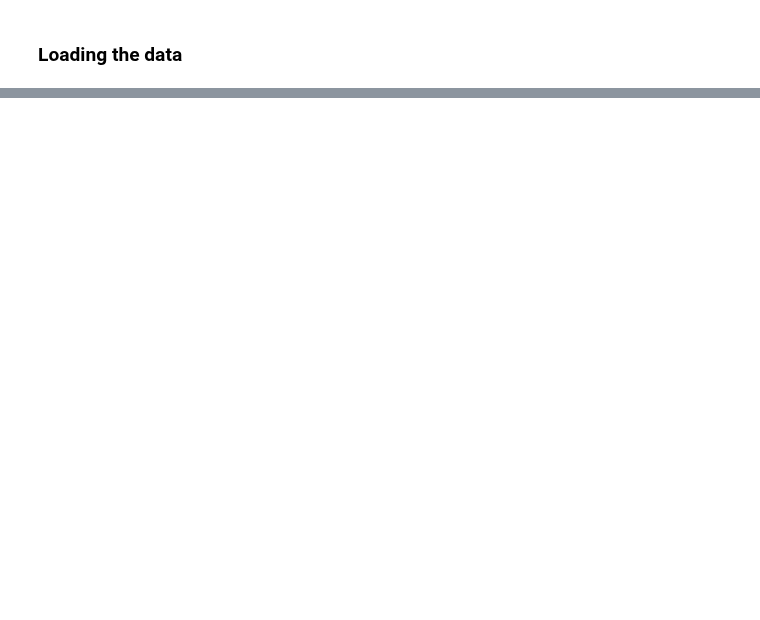
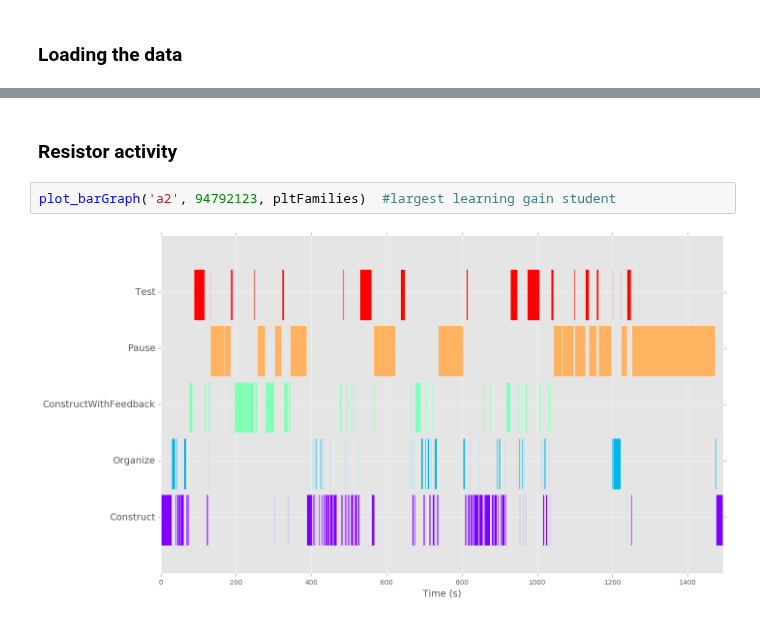
Before and after one commit to sperez8/Phet-log-analyzer, a Jupyter notebook: cck/sequence_heatmap_maker.ipynb, the cells around one changed output, grey strips where cells are left out. Cells and saved outputs as stored; diff of their text form; blank space fills up the shorter version.

```diff
--- a/cck/sequence_heatmap_maker.ipynb
+++ b/cck/sequence_heatmap_maker.ipynb
@@ -75,0 +138,6 @@ get_sequence(df,[94792123])
+# %% [markdown]
+### Resistor activity
+# %%
+plot_barGraph('a2', 94792123, pltFamilies)  #largest learning gain student
+# %% [output]
+[figure, added]
```
Also changed, not shown: parts of 13 cells of this notebook.
